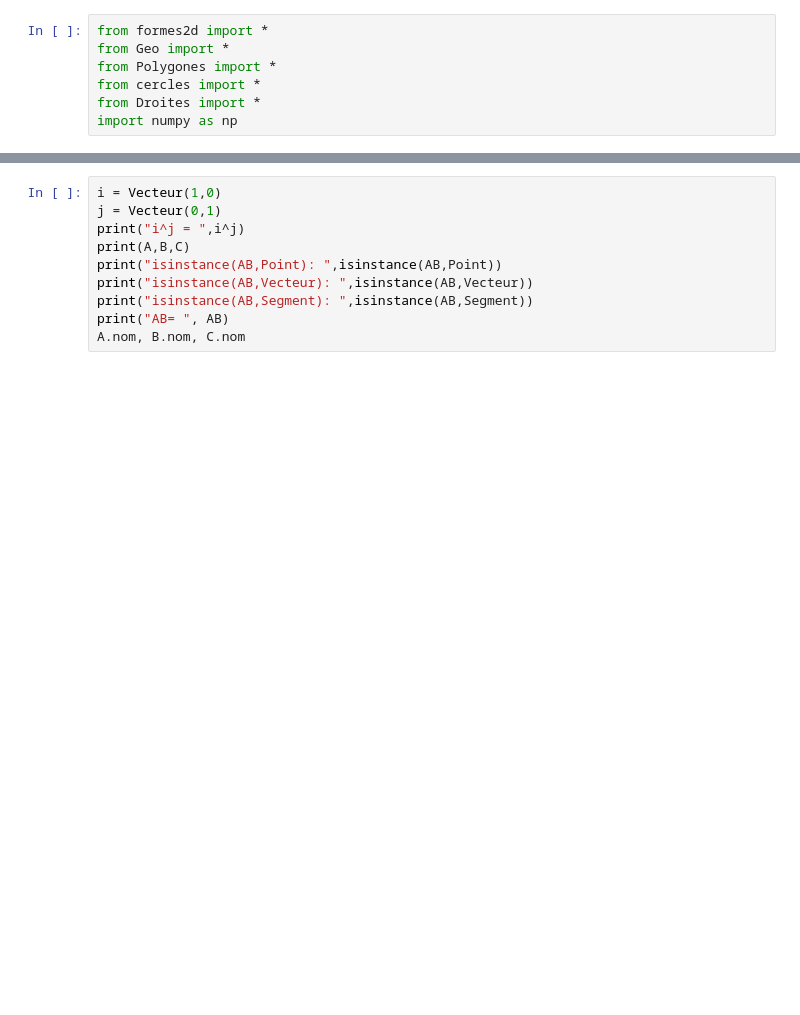
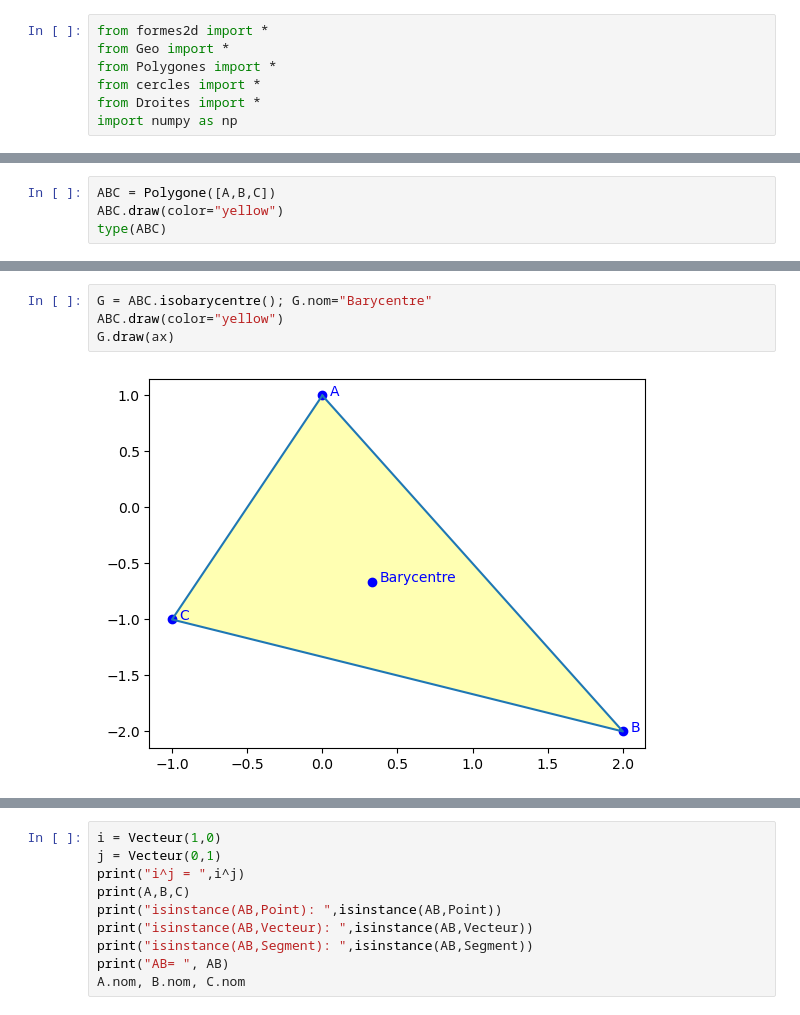
Before and after one commit to mhdeleglise/Formes2D, a Jupyter notebook: tst.ipynb, the cells around one changed output, grey strips where cells are left out. Saved outputs shown, nothing was run; the diff lists cells and outputs as text; blank space fills up the shorter version.

```diff
--- a/tst.ipynb
+++ b/tst.ipynb
@@ -30,0 +12,4 @@ ax.legend()
+# %%
+ABC = Polygone([A,B,C])
+ABC.draw(color="yellow")
+type(ABC)
@@ -31 +19,7 @@ ax.legend()
+# %%
+G = ABC.isobarycentre(); G.nom="Barycentre"
+ABC.draw(color="yellow")
+G.draw(ax)
+# %% [output]
+[figure, added]
 # %%
```
Also changed, not shown: parts of 10 cells of this notebook, 3 other files.
